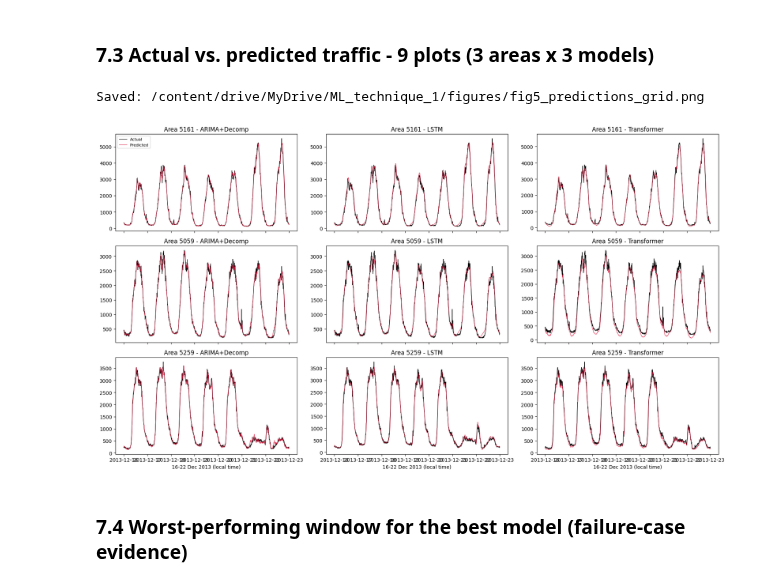
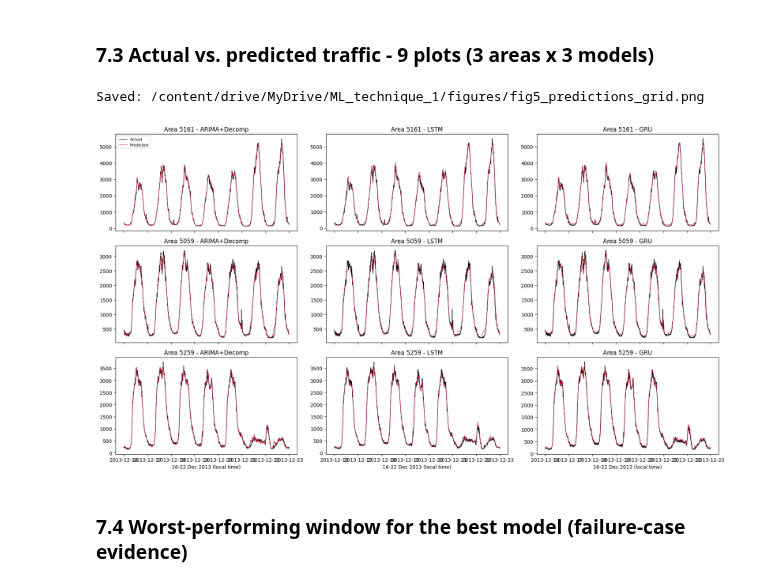
Before and after one commit to tibyishaka/Formative_ML_technique_1, a Jupyter notebook: Milan_Traffic_Forecasting.ipynb, the cells around one changed output. Drawn from its saved outputs; the diff is of its cells as text; code cells hidden in the pictures.

```diff
--- a/Milan_Traffic_Forecasting.ipynb
+++ b/Milan_Traffic_Forecasting.ipynb
@@ -79,6 +65,17 @@ print("Cache dir:", CACHE_DIR)
 print("Raw data dir (local only, not synced to Drive):", RAW_DATA_DIR)
 print("Figures dir:", FIGURES_DIR)
 print("Results dir:", RESULTS_DIR)
+
+def save_json(obj, name):
+    path = os.path.join(RESULTS_DIR, name)
+    with open(path, "w") as f:
+        json.dump(obj, f, indent=2, default=str)
+    print("Saved:", path)
+
+def save_fig(fig, name):
+    path = os.path.join(FIGURES_DIR, name)
+    fig.savefig(path, dpi=150, bbox_inches="tight")
+    print("Saved:", path)
 # %% [output]
 Drive already mounted at /content/drive; to attempt to forcibly remount, call drive.mount("/content/drive", force_remount=True).
 Cache dir: /content/drive/MyDrive/ML_technique_1/cache
@@ -823,21 +794,21 @@ for area_id in top3_ids:
     prediction_store[(area_id, "LSTM")] = (test_index, test_v.values, lstm_pred)
     timing_rows.append({"area": area_id, "model": "LSTM", "train_time_s": t_train_lstm, "inference_time_s": t_infer_lstm})
 
-    # --- Model 3: Transformer ---
+    # --- Model 3: GRU ---
     tf.random.set_seed(42)
-    tr_model = build_transformer(L, **best_transformer_cfg)
+    gru_model = build_gru(L, **best_gru_cfg)
     es2 = keras.callbacks.EarlyStopping(patience=3, restore_best_weights=True, monitor="loss")
     t0 = time.time()
-    tr_model.fit(Xtv, ytv, epochs=20, batch_size=128, callbacks=[es2], verbose=0)
-    t_train_tr = time.time() - t0
+    gru_model.fit(Xtv, ytv, epochs=20, batch_size=128, callbacks=[es2], verbose=0)
+    t_train_gru = time.time() - t0
     t0 = time.time()
-    tr_pred_scaled = tr_model.predict(Xte_a, verbose=0).ravel()
-    t_infer_tr = time.time() - t0
-    tr_pred = area_scaler.inverse_transform(tr_pred_scaled.reshape(-1, 1)).ravel()
-    prediction_store[(area_id, "Transformer")] = (test_index, test_v.values, tr_pred)
-    timing_rows.append({"area": area_id, "model": "Transformer", "train_time_s": t_train_tr, "inference_time_s": t_infer_tr})
+    gru_pred_scaled = gru_model.predict(Xte_a, verbose=0).ravel()
+    t_infer_gru = time.time() - t0
+    gru_pred = area_scaler.inverse_transform(gru_pred_scaled.reshape(-1, 1)).ravel()
+    prediction_store[(area_id, "GRU")] = (test_index, test_v.values, gru_pred)
+    timing_rows.append({"area": area_id, "model": "GRU", "train_time_s": t_train_gru, "inference_time_s": t_infer_gru})
 
-    for model_name in ["ARIMA+Decomp", "LSTM", "Transformer"]:
+    for model_name in ["ARIMA+Decomp", "LSTM", "GRU"]:
         _, y_true, y_pred = prediction_store[(area_id, model_name)]
         results_rows.append({"area": area_id, "model": model_name,
                               "MAE": mae(y_true, y_pred), "MAPE_%": mape(y_true, y_pred), "RMSE": rmse(y_true, y_pred)})
@@ -904,25 +875,25 @@ Name: train_time_s, dtype: float64
 # %% [markdown]
 ### 7.3 Actual vs. predicted traffic - 9 plots (3 areas x 3 models)
 # %%
-model_names = ["ARIMA+Decomp", "LSTM", "Transformer"]
+model_names = ["ARIMA+Decomp", "LSTM", "GRU"]
 fig, axes = plt.subplots(3, 3, figsize=(18, 10), sharex="col")
 for row, area_id in enumerate(top3_ids):
     for col, model_name in enumerate(model_names):
         ax = axes[row, col]
         idx, y_true, y_pred = prediction_store[(area_id, model_name)]
         ax.plot(idx, y_true, label="Actual", linewidth=0.9, color="black")
         ax.plot(idx, y_pred, label="Predicted", linewidth=0.9, color="crimson", alpha=0.8)
         ax.set_title(f"Area {area_id} - {model_name}")
         if row == 0 and col == 0:
             ax.legend(fontsize=8)
         if row == 2:
             ax.set_xlabel("16-22 Dec 2013 (local time)")
 plt.tight_layout()
 save_fig(fig, "fig5_predictions_grid.png")
 plt.show()
 # %% [output]
 Saved: /content/drive/MyDrive/ML_technique_1/figures/fig5_predictions_grid.png
-[figure, old version]
+[figure, new version]
 # %% [markdown]
 ### 7.4 Worst-performing window for the best model (failure-case evidence)
 # %%
```
Also changed, not shown: parts of 16 cells of this notebook.
